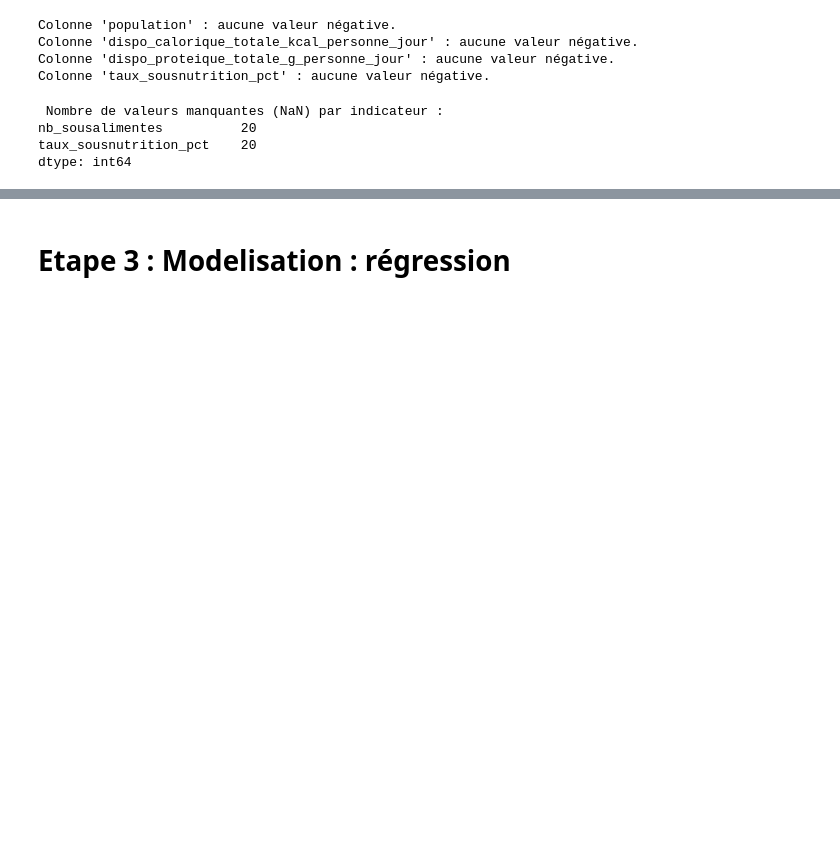
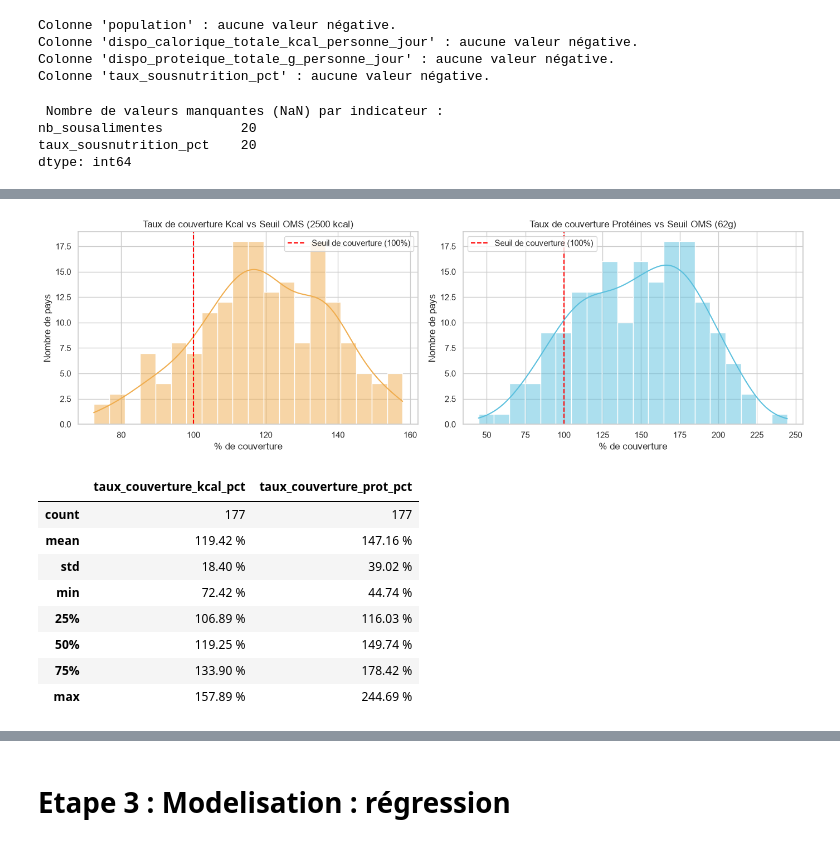
Before and after one commit to LalouhC/FAO_Datalab, a Jupyter notebook: notebooks/Analyse_FAO.ipynb, the cells around one changed output, grey strips where cells are left out. Cells and saved outputs as stored; diff of their text form; code cells hidden in the pictures; blank space fills up the shorter version.

```diff
--- a/notebooks/Analyse_FAO.ipynb
+++ b/notebooks/Analyse_FAO.ipynb
@@ -1045,0 +1380,57 @@ dtype: int64
+# %%
+fig, axes = plt.subplots(1, 2, figsize=(14, 4.5))
+
+# Taux couverture Kcal
+sns.histplot(
+    dataset_global["taux_couverture_kcal_pct"].dropna(),
+    kde=True,
+    ax=axes[0],
+    color="#f0ad4e",
+    bins=20,
+)
+axes[0].axvline(
+    100, color="red", linestyle="--", label="Seuil de couverture (100%)"
+)
+axes[0].set_title("Taux de couverture Kcal vs Seuil OMS (2500 kcal)")
+axes[0].set_xlabel("% de couverture")
+axes[0].set_ylabel("Nombre de pays")
+axes[0].legend()
+
+# Taux couverture Protéines
+sns.histplot(
+    dataset_global["taux_couverture_prot_pct"].dropna(),
+    kde=True,
+    ax=axes[1],
+    color="#5bc0de",
+    bins=20,
+)
+axes[1].axvline(
+    100, color="red", linestyle="--", label="Seuil de couverture (100%)"
+)
+axes[1].set_title("Taux de couverture Protéines vs Seuil OMS (62g)")
+axes[1].set_xlabel("% de couverture")
+axes[1].set_ylabel("Nombre de pays")
+axes[1].legend()
+
+plt.tight_layout()
+plt.show()
+
+stats = dataset_global[
+    ["taux_couverture_kcal_pct", "taux_couverture_prot_pct"]
+].describe()
+
+stats_formatted = stats.map(lambda x: f"{x:.2f} %")
+stats_formatted.loc["count"] = stats.loc["count"].astype(int).astype(str)
+
+display(stats_formatted)
+# %% [output]
+[figure, added]
+|  | taux_couverture_kcal_pct | taux_couverture_prot_pct |
+| count | 177 | 177 |
+| mean | 119.42 % | 147.16 % |
+| std | 18.40 % | 39.02 % |
+| min | 72.42 % | 44.74 % |
+| 25% | 106.89 % | 116.03 % |
+| 50% | 119.25 % | 149.74 % |
+| 75% | 133.90 % | 178.42 % |
+| max | 157.89 % | 244.69 % |
```
Also changed, not shown: parts of 53 cells of this notebook.
